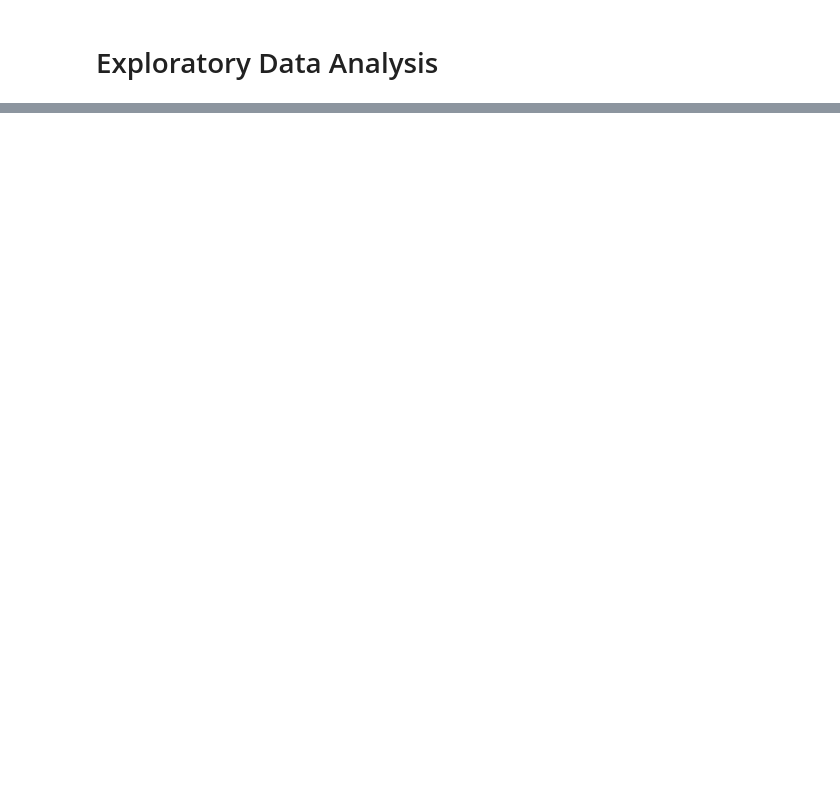
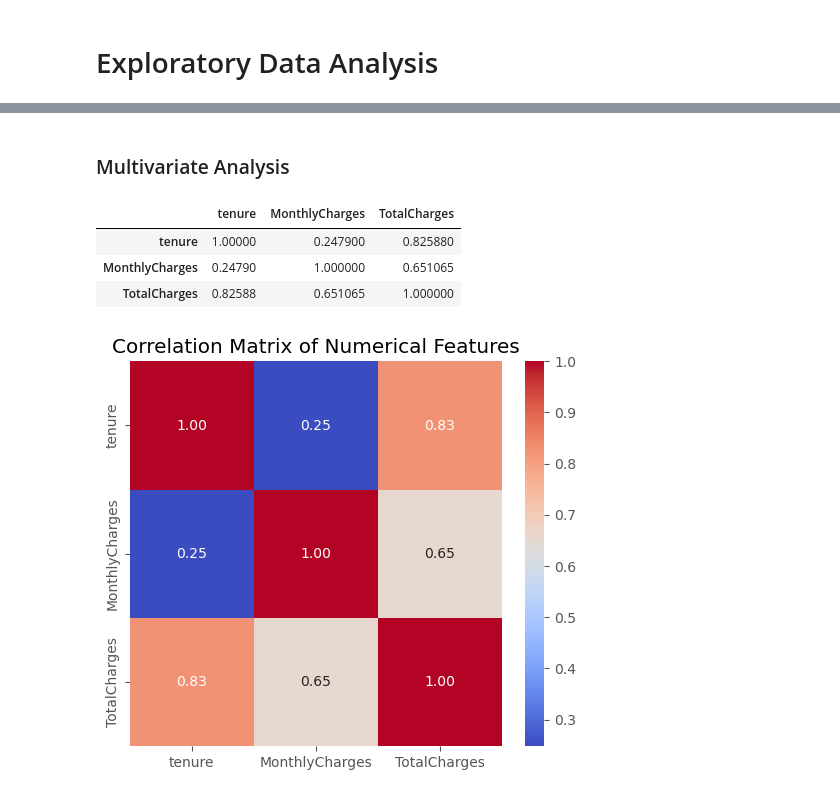
Before and after one commit to 2BerbyMarty2/Machine_Learning_CW, a Jupyter notebook: EDA_TelcoCustomerChurn.ipynb, the cells around one changed output, grey strips where cells are left out. Cells and saved outputs as stored; diff of their text form; code cells hidden in the pictures; blank space fills up the shorter version.

```diff
--- a/EDA_TelcoCustomerChurn.ipynb
+++ b/EDA_TelcoCustomerChurn.ipynb
@@ -189,0 +14,2 @@ Name: proportion, dtype: float64
+# %%
+df = pd.read_csv("data/WA_Fn-UseC_-Telco-Customer-Churn.csv")
@@ -189,0 +70,6 @@ Name: proportion, dtype: float64
+# %%
+# Converting 'TotalCharges' to numeric, forcing errors to NaN
+df['TotalCharges'] = pd.to_numeric(df['TotalCharges'], errors='coerce')
+# Checking for missing values
+missing_values = df.isnull().sum()
+print("Missing values in each column:\n", missing_values)
@@ -189,0 +109,7 @@ Name: proportion, dtype: float64
+# %%
+# Convert blank strings or spaces to NaN
+df.replace(r'^\s*$', np.nan, regex=True, inplace=True)
+
+# Count missing values per column
+missing_summary = df.isna().sum()
+display(missing_summary)
@@ -189,0 +134,8 @@ Name: proportion, dtype: float64
+# %%
+# Count duplicate rows
+duplicate_count = df.duplicated().sum()
+print("Number of duplicate rows:", duplicate_count)
+
+# Remove duplicates if any
+df = df.drop_duplicates()
+print("Dataset shape after removing duplicates:", df.shape)
@@ -189,0 +356,23 @@ Name: proportion, dtype: float64
+# %% [markdown]
+### Multivariate Analysis
+# %%
+import matplotlib.pyplot as plt
+import seaborn as sns
+
+numerical_features = ['tenure', 'MonthlyCharges', 'TotalCharges']
+
+# Compute correlation matrix
+corr_matrix = df[numerical_features].corr()
+display(corr_matrix)
+
+# Heatmap
+plt.figure(figsize=(6,5))
+sns.heatmap(corr_matrix, annot=True, cmap='coolwarm', fmt=".2f")
+plt.title("Correlation Matrix of Numerical Features")
+plt.show()
+# %% [output]
+|  | tenure | MonthlyCharges | TotalCharges |
+| tenure | 1.00000 | 0.247900 | 0.825880 |
+| MonthlyCharges | 0.24790 | 1.000000 | 0.651065 |
+| TotalCharges | 0.82588 | 0.651065 | 1.000000 |
+[figure, added]
```
Also changed, not shown: parts of 42 cells of this notebook.
